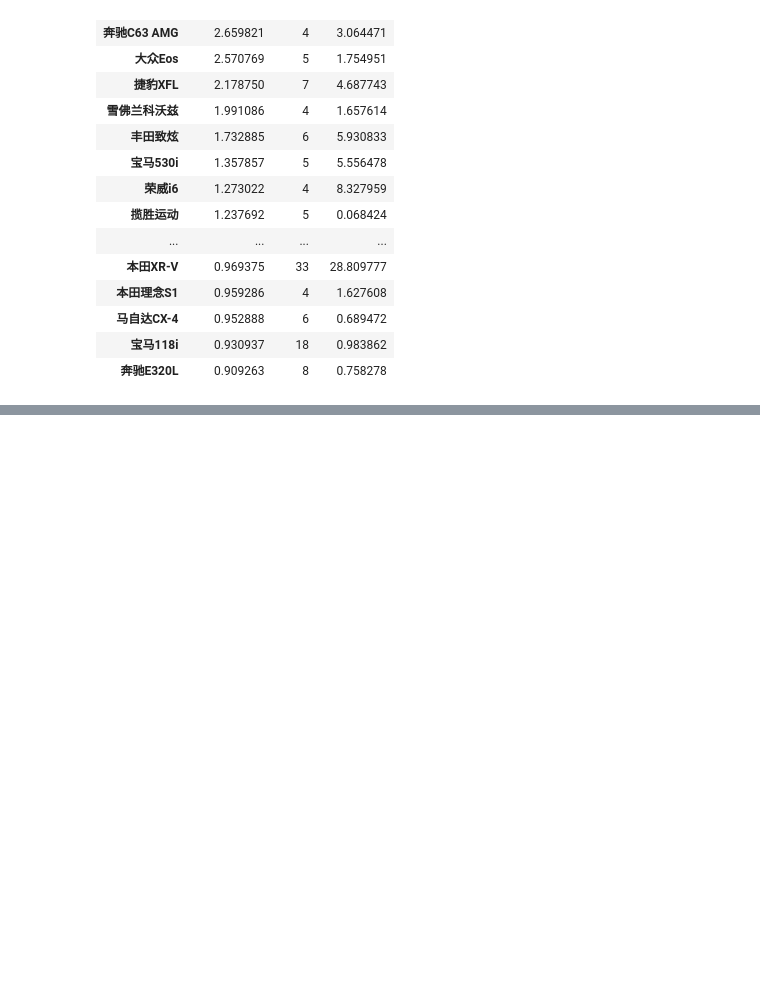
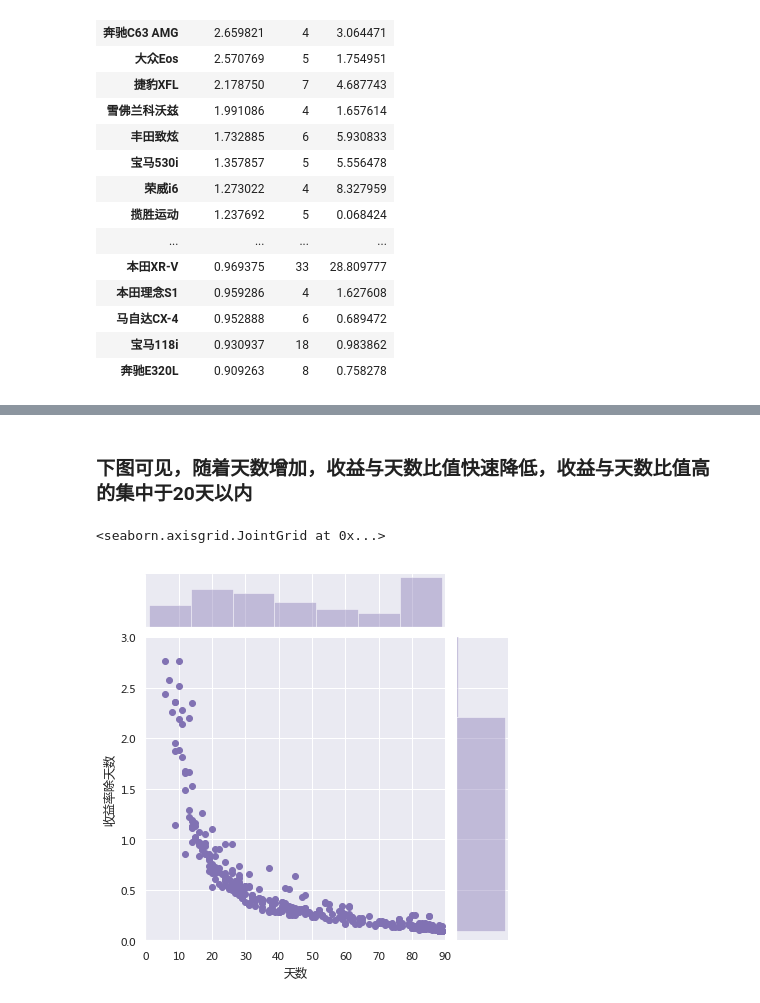
Before and after one commit to maxlz/carsale, a Jupyter notebook: car_sale.ipynb, the cells around one changed output, grey strips where cells are left out. Drawn from its saved outputs; the diff is of its cells as text; code cells hidden in the pictures; blank space fills up the shorter version.

```diff
--- a/car_sale.ipynb
+++ b/car_sale.ipynb
@@ -403,3 +403,12 @@ df[df.车型=='现代劳恩斯']
 df.to_csv('X3.csv',encoding='utf-8-sig',index=False)
 # %%
 df2.to_csv('X32.csv',encoding='utf-8-sig',index=False)
+# %%
+df = pd.read_csv('X3.csv')
+# %% [markdown]
+### 下图可见，随着天数增加，收益与天数比值快速降低，收益与天数比值高的集中于20天以内
+# %%
+sns.jointplot(y='收益率除天数',x='天数',data=df.sample(400),kind="scatter",color="m",ylim=(0,3),xlim=(0,90));
+# %% [output]
+<seaborn.axisgrid.JointGrid at 0x...>
+[figure, added]
```
Also changed, not shown: parts of 2 cells of this notebook.
